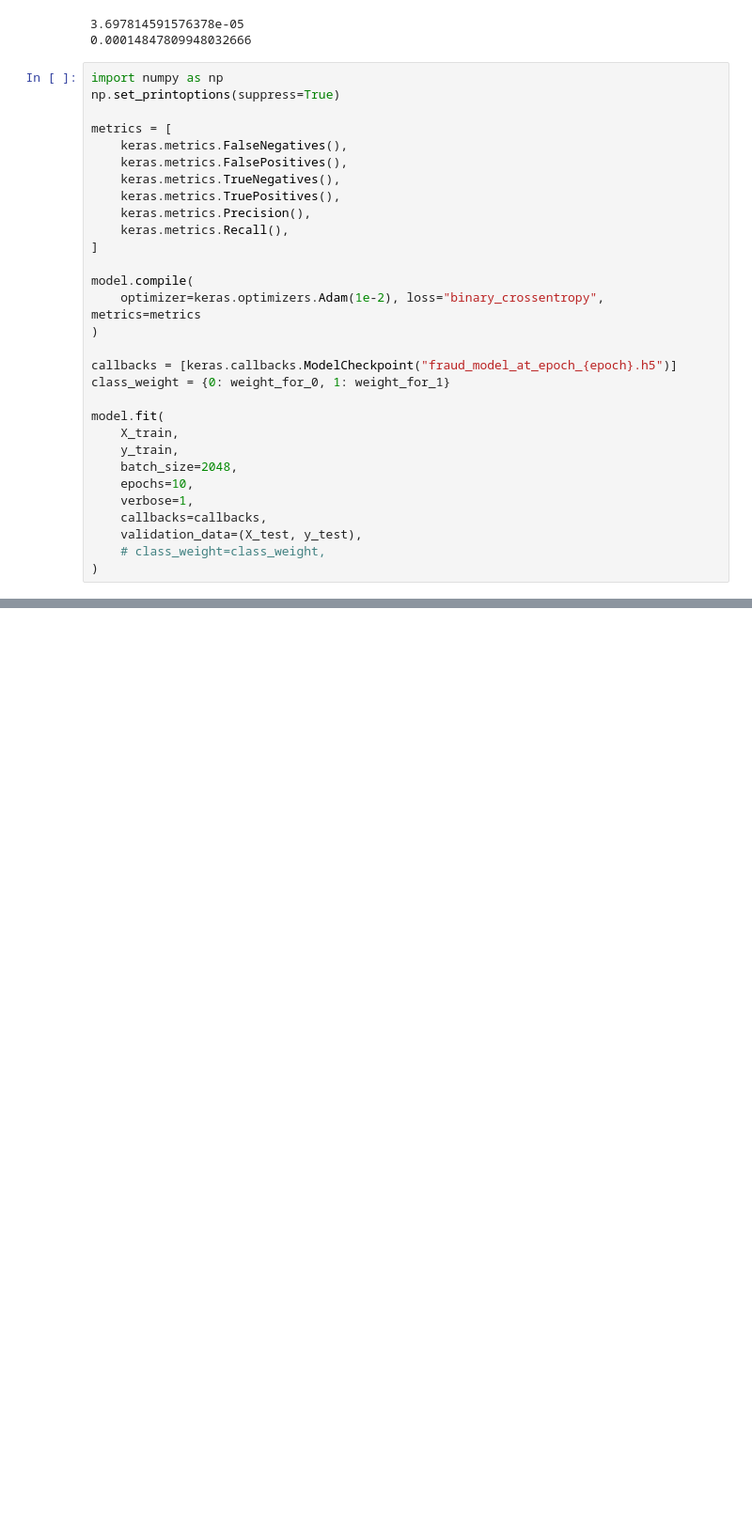
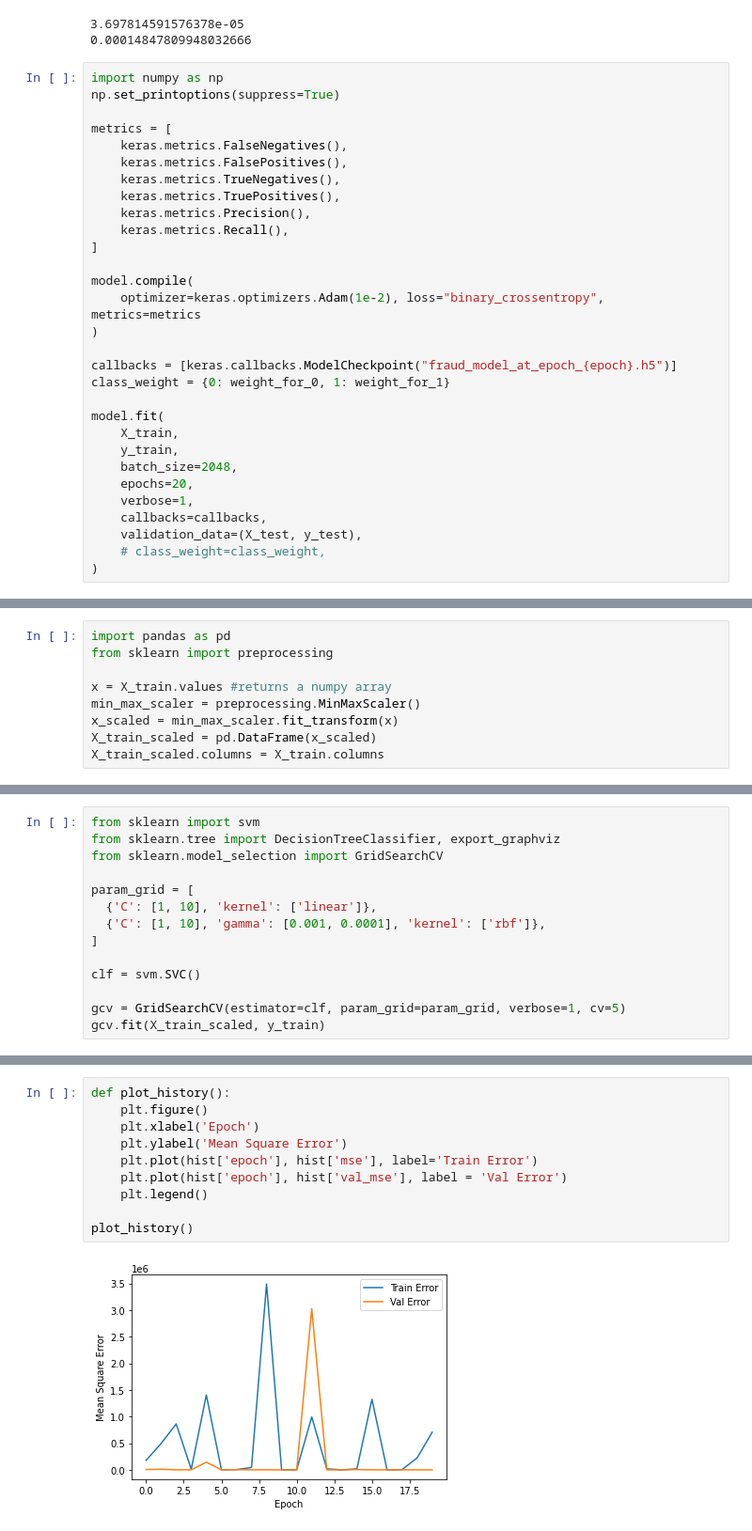
Before and after one commit to cwperks/eai6000_group5, a Jupyter notebook: week4/cperkins_week4_analysis.ipynb, the cells around one changed output, grey strips where cells are left out. Shown at 94% size. Cells and saved outputs as stored; diff of their text form; blank space fills up the shorter version.

```diff
--- a/week4/cperkins_week4_analysis.ipynb
+++ b/week4/cperkins_week4_analysis.ipynb
@@ -408,7 +404,7 @@ model.fit(
     X_train,
     y_train,
     batch_size=2048,
-    epochs=10,
+    epochs=20,
     verbose=1,
     callbacks=callbacks,
     validation_data=(X_test, y_test),
@@ -438,0 +454,9 @@ Epoch 10/10
+# %%
+import pandas as pd
+from sklearn import preprocessing
+
+x = X_train.values #returns a numpy array
+min_max_scaler = preprocessing.MinMaxScaler()
+x_scaled = min_max_scaler.fit_transform(x)
+X_train_scaled = pd.DataFrame(x_scaled)
+X_train_scaled.columns = X_train.columns
@@ -438,0 +469,14 @@ Epoch 10/10
+# %%
+from sklearn import svm
+from sklearn.tree import DecisionTreeClassifier, export_graphviz
+from sklearn.model_selection import GridSearchCV
+
+param_grid = [
+  {'C': [1, 10], 'kernel': ['linear']},
+  {'C': [1, 10], 'gamma': [0.001, 0.0001], 'kernel': ['rbf']},
+]
+
+clf = svm.SVC()
+
+gcv = GridSearchCV(estimator=clf, param_grid=param_grid, verbose=1, cv=5)
+gcv.fit(X_train_scaled, y_train)
@@ -438,0 +700,12 @@ Epoch 10/10
+# %%
+def plot_history():
+    plt.figure()
+    plt.xlabel('Epoch')
+    plt.ylabel('Mean Square Error')
+    plt.plot(hist['epoch'], hist['mse'], label='Train Error')
+    plt.plot(hist['epoch'], hist['val_mse'], label = 'Val Error')
+    plt.legend()
+
+plot_history()
+# %% [output]
+[figure, added]
```
Also changed, not shown: parts of 26 cells of this notebook, 1 other file.
